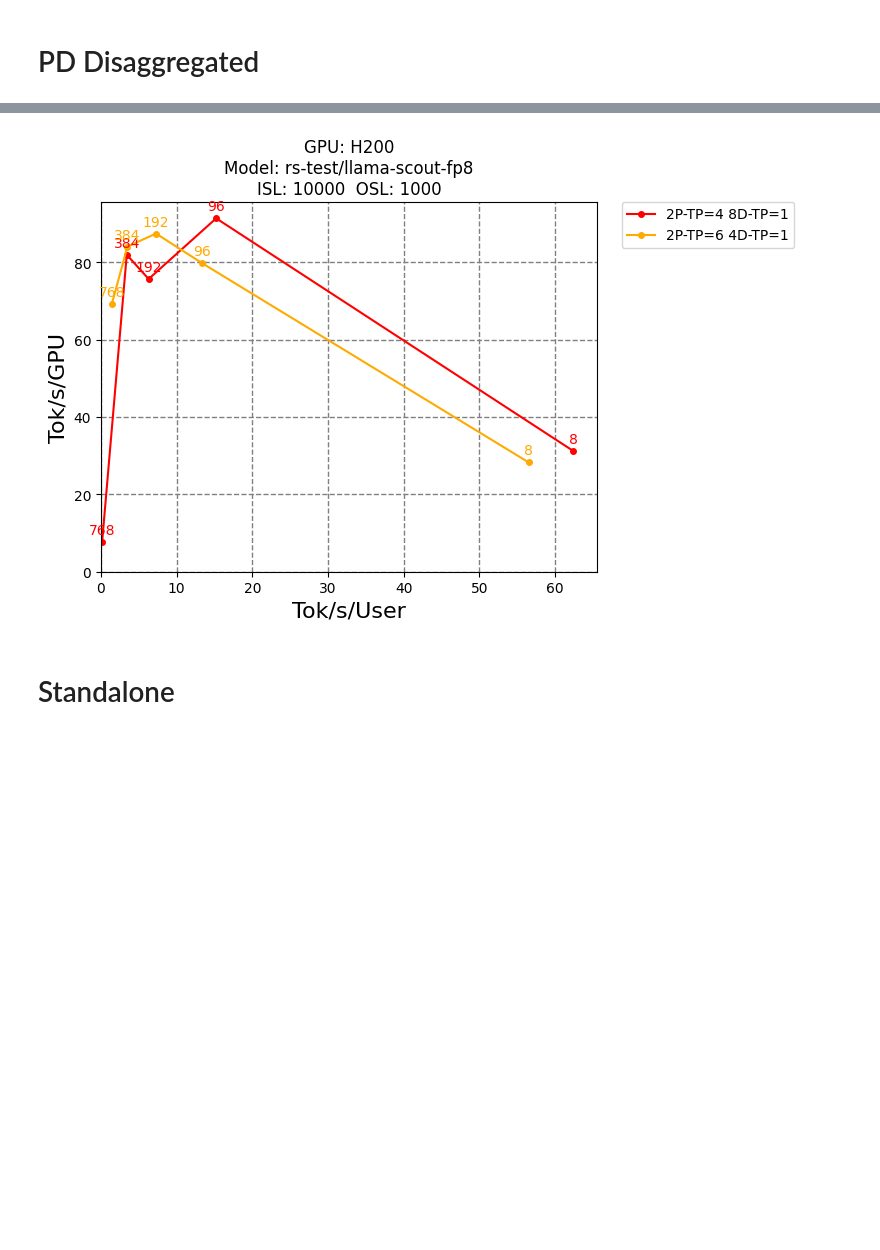
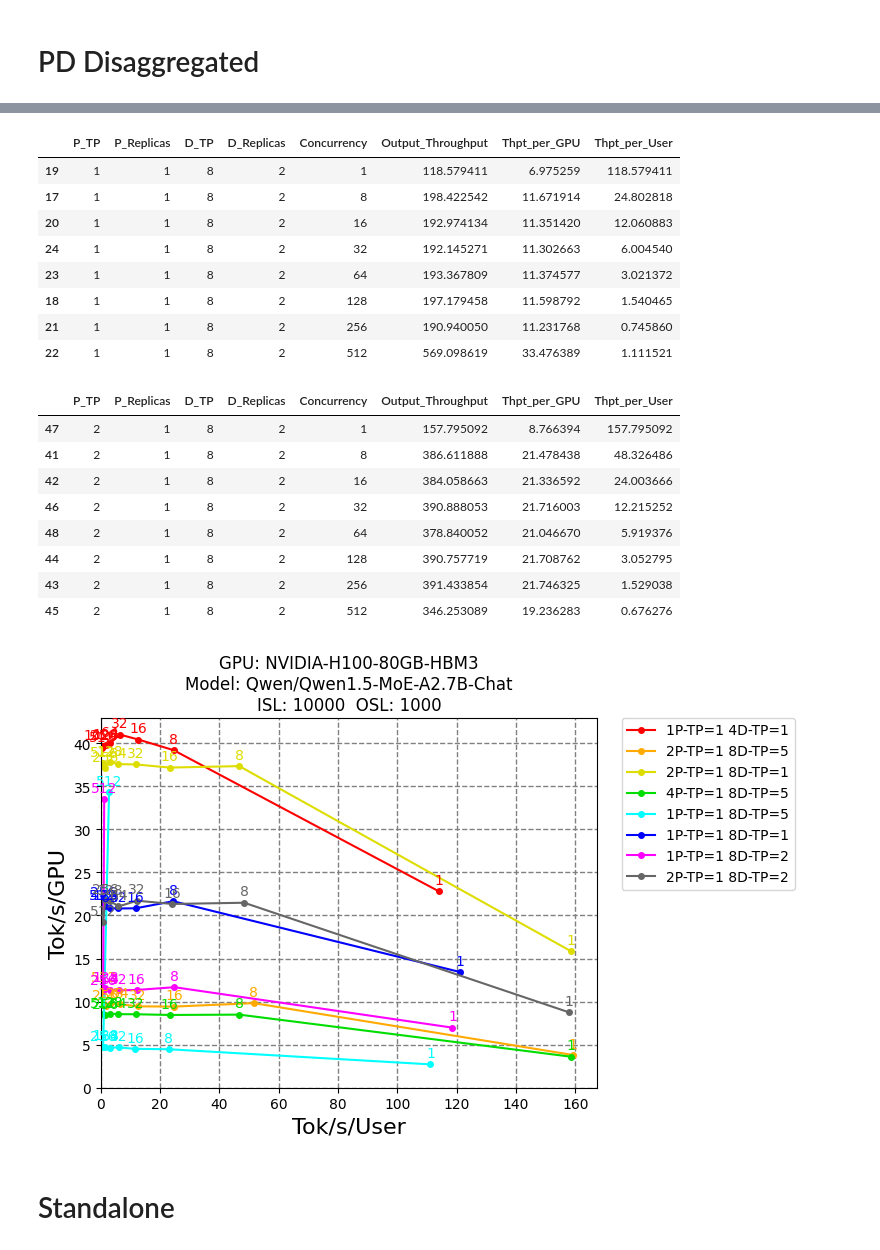
Before and after one commit to llm-d/llm-d-benchmark, a Jupyter notebook: analysis/sweep_configuration_analysis.ipynb, the cells around one changed output, grey strips where cells are left out. Drawn from its saved outputs; the diff is of its cells as text; code cells hidden in the pictures; blank space fills up the shorter version.

```diff
--- a/analysis/sweep_configuration_analysis.ipynb
+++ b/analysis/sweep_configuration_analysis.ipynb
@@ -387,6 +494,6 @@ IDX  Model                        GPU                    ISL    OSL
 # %%
 # Select scenario
-idx = 2
+idx = 0
 
 # Get parameters of selected scenario
 model, gpu, isl, osl = pd_scenarios[idx]
@@ -435,7 +542,7 @@ for ii, conf in enumerate(configs):
             )
     for jj, val in enumerate(conf_df.Concurrency):
         plt.text(list(conf_df.Thpt_per_User)[jj],
-                 list(conf_df.Thpt_per_GPU)[jj]+2,
+                 list(conf_df.Thpt_per_GPU)[jj]+pd_runs_selected['Thpt_per_GPU'].max()*0.02,
                  str(val), ha='center', color=colors[ii%len(colors)])
 
 plt.title(f'GPU: {gpu}\nModel: {model}\nISL: {isl}  OSL: {osl}')
@@ -461,4 +611,22 @@ plt.show()
+|  | P_TP | P_Replicas | D_TP | D_Replicas | Concurrency | Output_Throughput | Thpt_per_GPU | Thpt_per_User |
+| 19 | 1 | 1 | 8 | 2 | 1 | 118.579411 | 6.975259 | 118.579411 |
+| 17 | 1 | 1 | 8 | 2 | 8 | 198.422542 | 11.671914 | 24.802818 |
+| 20 | 1 | 1 | 8 | 2 | 16 | 192.974134 | 11.351420 | 12.060883 |
+| 24 | 1 | 1 | 8 | 2 | 32 | 192.145271 | 11.302663 | 6.004540 |
+| 23 | 1 | 1 | 8 | 2 | 64 | 193.367809 | 11.374577 | 3.021372 |
+| 18 | 1 | 1 | 8 | 2 | 128 | 197.179458 | 11.598792 | 1.540465 |
+| 21 | 1 | 1 | 8 | 2 | 256 | 190.940050 | 11.231768 | 0.745860 |
+| 22 | 1 | 1 | 8 | 2 | 512 | 569.098619 | 33.476389 | 1.111521 |
+|  | P_TP | P_Replicas | D_TP | D_Replicas | Concurrency | Output_Throughput | Thpt_per_GPU | Thpt_per_User |
+| 47 | 2 | 1 | 8 | 2 | 1 | 157.795092 | 8.766394 | 157.795092 |
+| 41 | 2 | 1 | 8 | 2 | 8 | 386.611888 | 21.478438 | 48.326486 |
+| 42 | 2 | 1 | 8 | 2 | 16 | 384.058663 | 21.336592 | 24.003666 |
+| 46 | 2 | 1 | 8 | 2 | 32 | 390.888053 | 21.716003 | 12.215252 |
+| 48 | 2 | 1 | 8 | 2 | 64 | 378.840052 | 21.046670 | 5.919376 |
+| 44 | 2 | 1 | 8 | 2 | 128 | 390.757719 | 21.708762 | 3.052795 |
+| 43 | 2 | 1 | 8 | 2 | 256 | 391.433854 | 21.746325 | 1.529038 |
+| 45 | 2 | 1 | 8 | 2 | 512 | 346.253089 | 19.236283 | 0.676276 |
-[figure, old version]
+[figure, new version]
 # %% [markdown]
 # Standalone
 # %%
```
Also changed, not shown: parts of 6 cells of this notebook.
